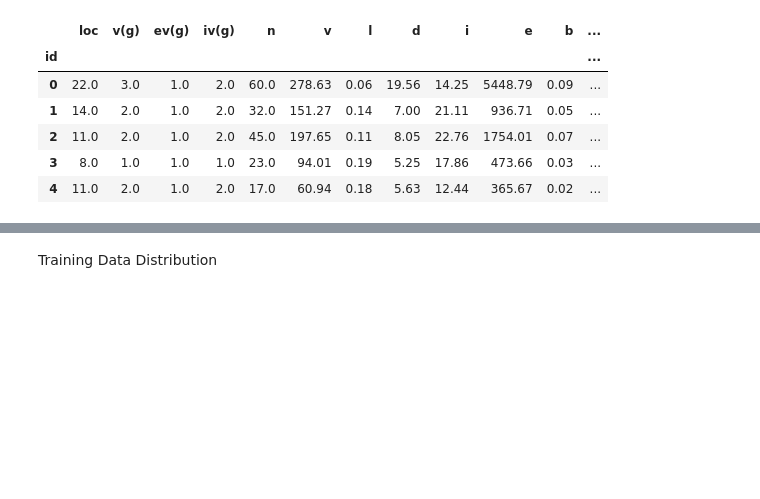
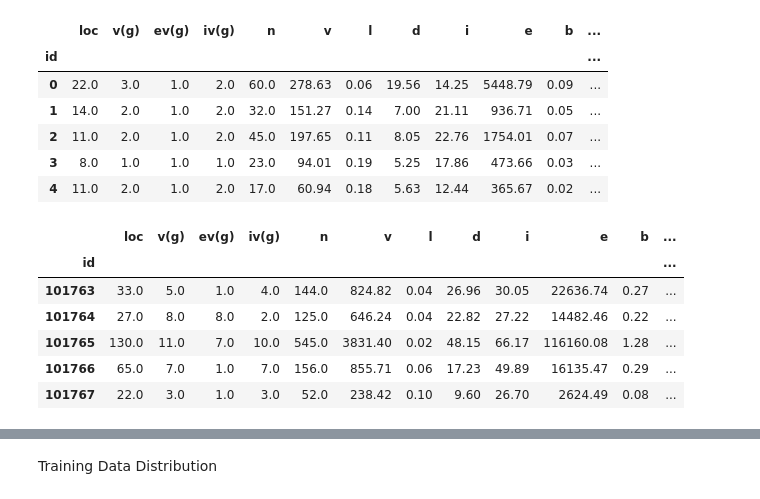
Before and after one commit to dlangdon1/Software-Defects-classification-Detection-, a Jupyter notebook: Program_Defects_Binary_Classification_Project.ipynb, the cells around one changed output, grey strips where cells are left out. Drawn from its saved outputs; the diff is of its cells as text; code cells hidden in the pictures; blank space fills up the shorter version.

```diff
--- a/Program_Defects_Binary_Classification_Project.ipynb
+++ b/Program_Defects_Binary_Classification_Project.ipynb
@@ -11,6 +15,9 @@ Import Data
 trainingData=pd.read_csv('data/train.csv', index_col='id')
 #testingData=pd.read_csv('data/test.csv', index_col='id')
 
+testingData=pd.read_csv('data/test.csv', index_col='id')
+#testingData=pd.read_csv('data/test.csv', index_col='id')
+
 #View All Data Columns
 pd.set_option('display.max_columns',None)
 # %%
@@ -23,3 +30,13 @@ trainingData.head()
 | 2 | 11.0 | 2.0 | 1.0 | 2.0 | 45.0 | 197.65 | 0.11 | 8.05 | 22.76 | 1754.01 | 0.07 | ... |
 | 3 | 8.0 | 1.0 | 1.0 | 1.0 | 23.0 | 94.01 | 0.19 | 5.25 | 17.86 | 473.66 | 0.03 | ... |
 | 4 | 11.0 | 2.0 | 1.0 | 2.0 | 17.0 | 60.94 | 0.18 | 5.63 | 12.44 | 365.67 | 0.02 | ... |
+# %%
+testingData.head()
+# %% [output]
+|  | loc | v(g) | ev(g) | iv(g) | n | v | l | d | i | e | b | ... |
+| id |  |  |  |  |  |  |  |  |  |  |  | ... |
+| 101763 | 33.0 | 5.0 | 1.0 | 4.0 | 144.0 | 824.82 | 0.04 | 26.96 | 30.05 | 22636.74 | 0.27 | ... |
+| 101764 | 27.0 | 8.0 | 8.0 | 2.0 | 125.0 | 646.24 | 0.04 | 22.82 | 27.22 | 14482.46 | 0.22 | ... |
+| 101765 | 130.0 | 11.0 | 7.0 | 10.0 | 545.0 | 3831.40 | 0.02 | 48.15 | 66.17 | 116160.08 | 1.28 | ... |
+| 101766 | 65.0 | 7.0 | 1.0 | 7.0 | 156.0 | 855.71 | 0.06 | 17.23 | 49.89 | 16135.47 | 0.29 | ... |
+| 101767 | 22.0 | 3.0 | 1.0 | 3.0 | 52.0 | 238.42 | 0.10 | 9.60 | 26.70 | 2624.49 | 0.08 | ... |
```
Also changed, not shown: parts of 13 cells of this notebook.
